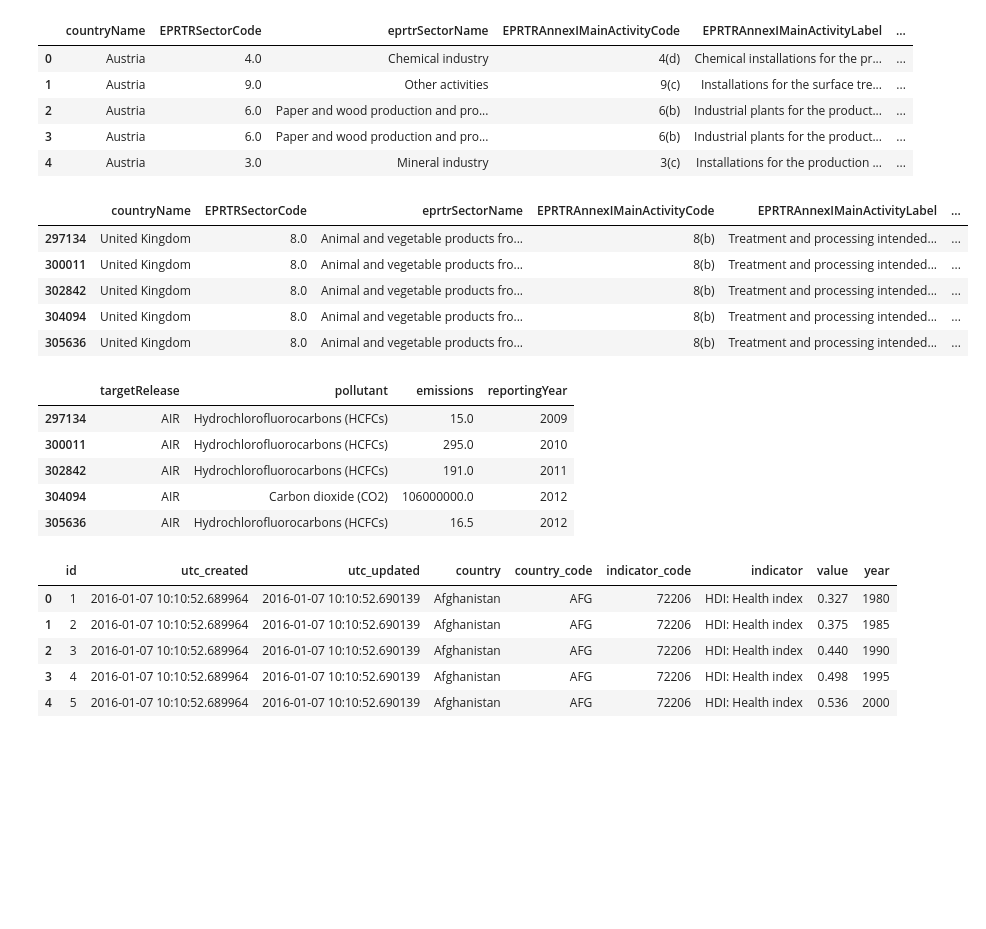
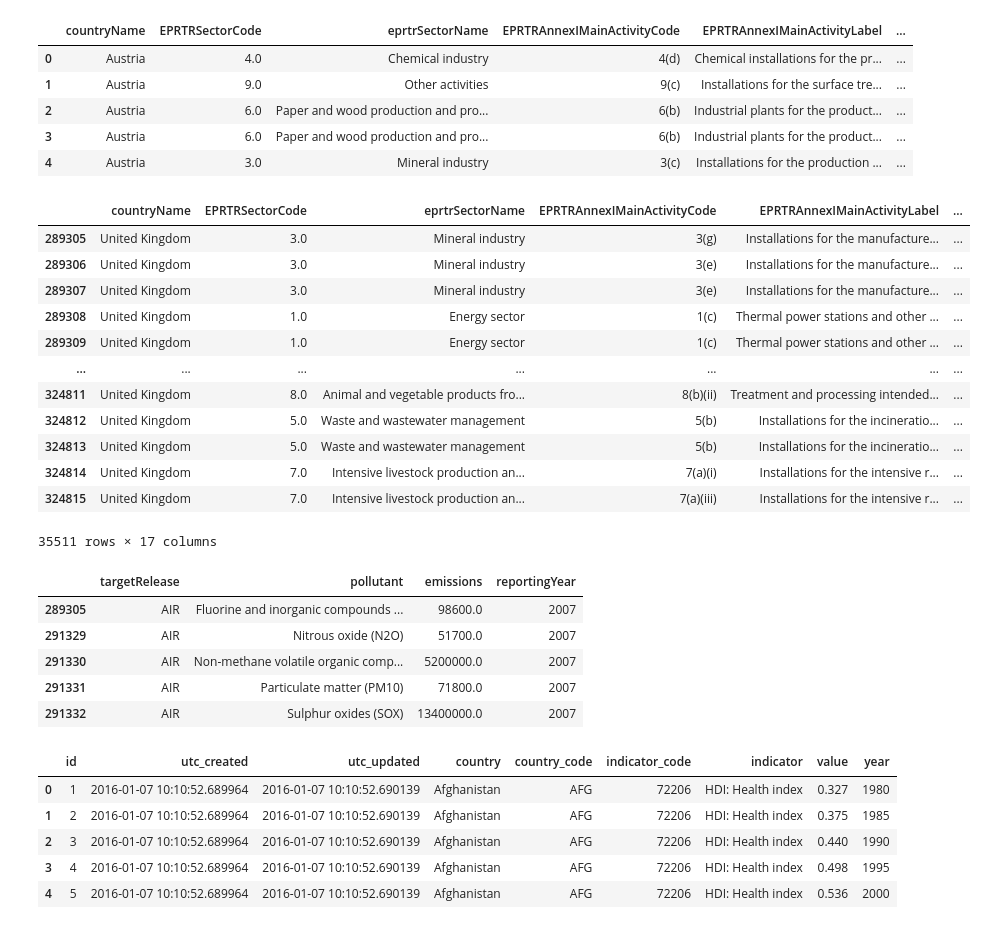
Before and after one commit to GuilhermeCasal/DataManagementFCD, a Jupyter notebook: env_analisys.ipynb, the cells around one changed output. Drawn from its saved outputs; the diff is of its cells as text; code cells hidden in the pictures; blank space fills up the shorter version.

```diff
--- a/env_analisys.ipynb
+++ b/env_analisys.ipynb
@@ -13,15 +15,22 @@ data1.head()
 | 4 | Austria | 3.0 | Mineral industry | 3(c) | Installations for the production ... | ... |
 # %%
 # now choose only london
-data1 = data1[data1["City"]== 'London']
-data1.head()
+data1 = data1[data1["countryName"]== 'United Kingdom']
+data1
 # %% [output]
 |  | countryName | EPRTRSectorCode | eprtrSectorName | EPRTRAnnexIMainActivityCode | EPRTRAnnexIMainActivityLabel | ... |
-| 297134 | United Kingdom | 8.0 | Animal and vegetable products fro... | 8(b) | Treatment and processing intended... | ... |
-| 300011 | United Kingdom | 8.0 | Animal and vegetable products fro... | 8(b) | Treatment and processing intended... | ... |
-| 302842 | United Kingdom | 8.0 | Animal and vegetable products fro... | 8(b) | Treatment and processing intended... | ... |
-| 304094 | United Kingdom | 8.0 | Animal and vegetable products fro... | 8(b) | Treatment and processing intended... | ... |
-| 305636 | United Kingdom | 8.0 | Animal and vegetable products fro... | 8(b) | Treatment and processing intended... | ... |
+| 289305 | United Kingdom | 3.0 | Mineral industry | 3(g) | Installations for the manufacture... | ... |
+| 289306 | United Kingdom | 3.0 | Mineral industry | 3(e) | Installations for the manufacture... | ... |
+| 289307 | United Kingdom | 3.0 | Mineral industry | 3(e) | Installations for the manufacture... | ... |
+| 289308 | United Kingdom | 1.0 | Energy sector | 1(c) | Thermal power stations and other ... | ... |
+| 289309 | United Kingdom | 1.0 | Energy sector | 1(c) | Thermal power stations and other ... | ... |
+| ... | ... | ... | ... | ... | ... | ... |
+| 324811 | United Kingdom | 8.0 | Animal and vegetable products fro... | 8(b)(ii) | Treatment and processing intended... | ... |
+| 324812 | United Kingdom | 5.0 | Waste and wastewater management | 5(b) | Installations for the incineratio... | ... |
+| 324813 | United Kingdom | 5.0 | Waste and wastewater management | 5(b) | Installations for the incineratio... | ... |
+| 324814 | United Kingdom | 7.0 | Intensive livestock production an... | 7(a)(i) | Installations for the intensive r... | ... |
+| 324815 | United Kingdom | 7.0 | Intensive livestock production an... | 7(a)(iii) | Installations for the intensive r... | ... |
+35511 rows × 17 columns
 # %%
 #select relevant data
 data1 = data1.loc[:,["targetRelease","pollutant","emissions","reportingYear"]]
@@ -29,11 +38,11 @@ data1.sort_values('reportingYear',inplace=True)
 data1.head()
 # %% [output]
 |  | targetRelease | pollutant | emissions | reportingYear |
-| 297134 | AIR | Hydrochlorofluorocarbons (HCFCs) | 15.0 | 2009 |
-| 300011 | AIR | Hydrochlorofluorocarbons (HCFCs) | 295.0 | 2010 |
-| 302842 | AIR | Hydrochlorofluorocarbons (HCFCs) | 191.0 | 2011 |
-| 304094 | AIR | Carbon dioxide (CO2) | 106000000.0 | 2012 |
-| 305636 | AIR | Hydrochlorofluorocarbons (HCFCs) | 16.5 | 2012 |
+| 289305 | AIR | Fluorine and inorganic compounds ... | 98600.0 | 2007 |
+| 291329 | AIR | Nitrous oxide (N2O) | 51700.0 | 2007 |
+| 291330 | AIR | Non-methane volatile organic comp... | 5200000.0 | 2007 |
+| 291331 | AIR | Particulate matter (PM10) | 71800.0 | 2007 |
+| 291332 | AIR | Sulphur oxides (SOX) | 13400000.0 | 2007 |
 # %%
 #health index
 file_name = "health-index-1.csv"
```
Also changed, not shown: parts of 4 cells of this notebook, 2 other files.
